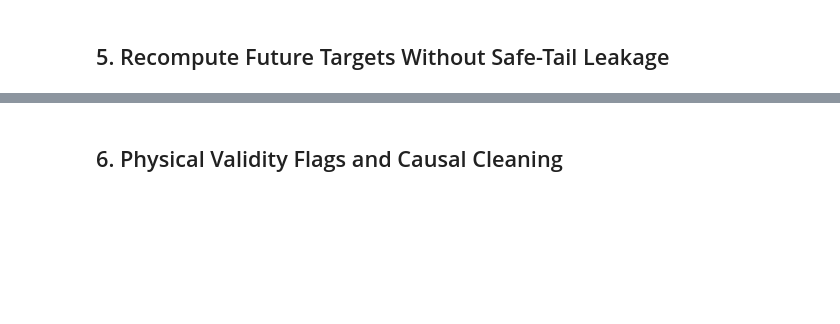
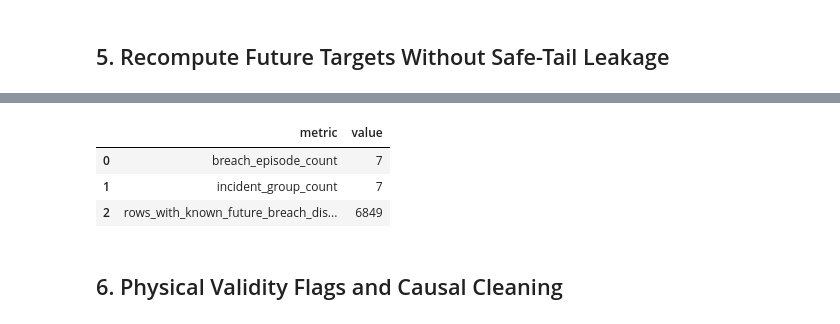
Before and after one commit to Danny2xx/AQUASENSE-AI, a Jupyter notebook: notebooks/03_preprocessing.ipynb, the cells around one changed output, grey strips where cells are left out. Cells and saved outputs as stored; diff of their text form; code cells hidden in the pictures; blank space fills up the shorter version.

```diff
--- a/notebooks/03_preprocessing.ipynb
+++ b/notebooks/03_preprocessing.ipynb
@@ -221,3 +270,75 @@ pd.DataFrame({
+# %%
+def add_episode_audit_columns(frame: pd.DataFrame) -> pd.DataFrame:
+    out = frame.copy()
+    out["breach_episode_id"] = "no_current_breach"
+    out["incident_group_id"] = "normal"
+    out["minutes_to_next_breach"] = np.nan
+
+    for facility_id, group in out.groupby("facility_id", sort=False):
+        idx = group.index
+        timestamps = group["timestamp"]
+
+        breach = group["breach_now_bool"].fillna(False).astype(bool)
+        breach_start = breach & ~breach.shift(1, fill_value=False)
+        breach_episode_number = breach_start.cumsum()
+        breach_ids = (
+            str(facility_id)
+            + "::breach_"
+            + breach_episode_number.astype(int).astype(str).str.zfill(4)
+        )
+        out.loc[idx[breach.to_numpy()], "breach_episode_id"] = breach_ids.loc[breach].to_numpy()
+
+        next_breach_time = pd.NaT
+        minutes_to_next = []
+        for ts, is_breach in zip(timestamps.iloc[::-1], breach.iloc[::-1]):
+            if bool(is_breach):
+                next_breach_time = ts
+            if pd.isna(next_breach_time):
+                minutes_to_next.append(np.nan)
+            else:
+                minutes_to_next.append((next_breach_time - ts).total_seconds() / 60)
+        out.loc[idx, "minutes_to_next_breach"] = list(reversed(minutes_to_next))
+
+        if "event_type" in group.columns:
+            event = group["event_type"].fillna("unknown").astype(str)
+            in_incident = ~event.eq("normal")
+            incident_start = in_incident & (
+                ~in_incident.shift(1, fill_value=False) |
+                event.ne(event.shift(1))
+            )
+            incident_number = incident_start.cumsum()
+            incident_ids = (
+                str(facility_id)
+                + "::"
+                + event
+                + "_"
+                + incident_number.astype(int).astype(str).str.zfill(4)
+            )
+            out.loc[idx[in_incident.to_numpy()], "incident_group_id"] = incident_ids.loc[in_incident].to_numpy()
+
+    return out
+
+
+work = add_episode_audit_columns(work)
+
+episode_audit = pd.DataFrame({
+    "metric": [
+        "breach_episode_count",
+        "incident_group_count",
+        "rows_with_known_future_breach_distance",
+    ],
+    "value": [
+        int(work.loc[work["breach_episode_id"].ne("no_current_breach"), "breach_episode_id"].nunique()),
+        int(work.loc[work["incident_group_id"].ne("normal"), "incident_group_id"].nunique()),
+        int(work["minutes_to_next_breach"].notna().sum()),
+    ],
+})
+episode_audit
+# %% [output]
+|  | metric | value |
+| 0 | breach_episode_count | 7 |
+| 1 | incident_group_count | 7 |
+| 2 | rows_with_known_future_breach_dis... | 6849 |
 # %% [markdown]
 ## 6. Physical Validity Flags and Causal Cleaning
 # %%
```
Also changed, not shown: parts of 15 cells of this notebook, 3 other files.
